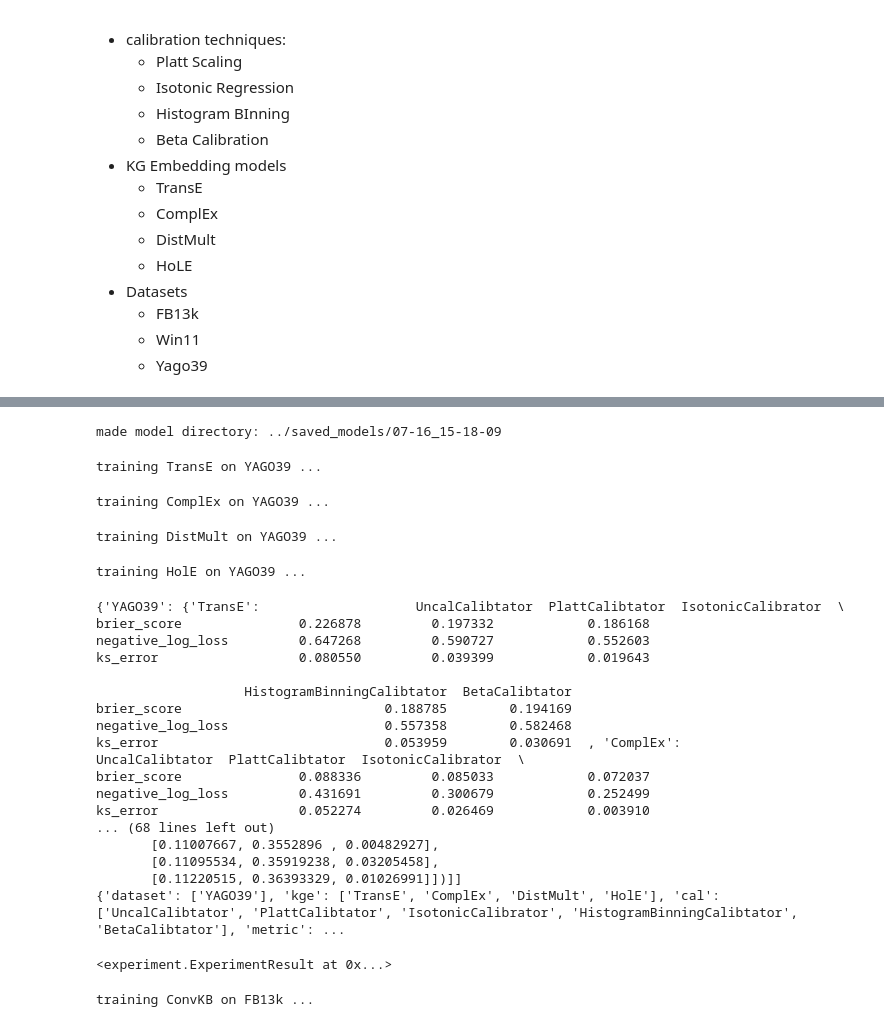
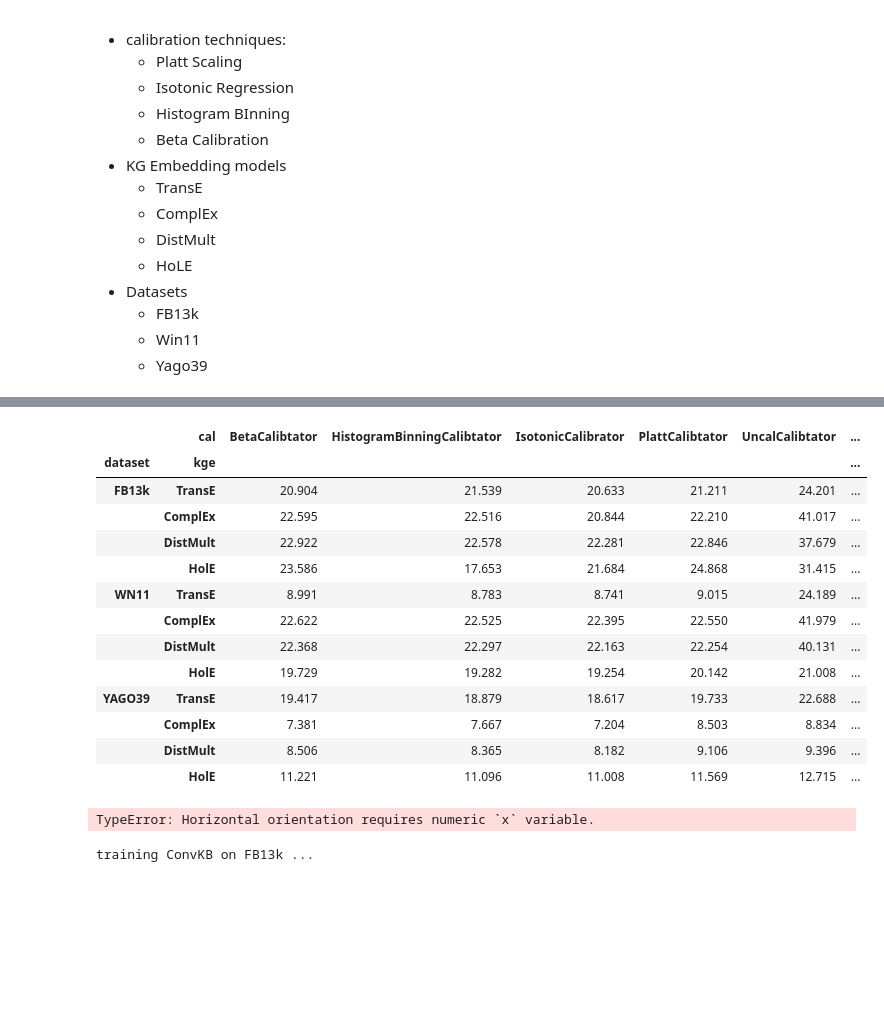
Before and after one commit to TREAT-UOE/kgcal, a Jupyter notebook: notebooks/exp1.ipynb, the cells around one changed output, grey strips where cells are left out. Cells and saved outputs as stored; diff of their text form; code cells hidden in the pictures; blank space fills up the shorter version.

```diff
--- a/notebooks/exp1.ipynb
+++ b/notebooks/exp1.ipynb
@@ -113,15 +89,38 @@ exp_res.slice(cal='PlattCalibtator', kge='TransE')
-# %%
-import os
-from datetime import datetime
-
-SAVE_MODEL_PATH = os.path.join('../saved_models/', datetime.now().strftime('%m-%d_%H-%M-%S'))
-LOAD_MODEL_PATH = '../saved_models/07-16_15-18-09'
-os.mkdir(SAVE_MODEL_PATH)
-print('made model directory:', SAVE_MODEL_PATH)
-from ampligraph.utils import save_model
-for ds, models in exp.trained_kge.items():
-    for mname, model in models.items():
-        save_model(model, os.path.join(SAVE_MODEL_PATH, f'{ds}-{mname}.pkl'))
-# %% [output]
-made model directory: ../saved_models/07-16_15-18-09
+# %%
+df = exp_res.to_frame().pivot_table(values='ExpRes', index=['dataset', 'kge', 'metric'], columns='cal')
+df['avg_excl_uncal'] = df.loc[:, df.columns!='UncalCalibtator'].mean(axis=1)
+df2 = (df*100).round(3)
+# %%
+df2.xs(key='brier_score', level='metric')
+# %% [output]
+|  | cal | BetaCalibtator | HistogramBinningCalibtator | IsotonicCalibrator | PlattCalibtator | UncalCalibtator | ... |
+| dataset | kge |  |  |  |  |  | ... |
+| FB13k | TransE | 20.904 | 21.539 | 20.633 | 21.211 | 24.201 | ... |
+|  | ComplEx | 22.595 | 22.516 | 20.844 | 22.210 | 41.017 | ... |
+|  | DistMult | 22.922 | 22.578 | 22.281 | 22.846 | 37.679 | ... |
+|  | HolE | 23.586 | 17.653 | 21.684 | 24.868 | 31.415 | ... |
+| WN11 | TransE | 8.991 | 8.783 | 8.741 | 9.015 | 24.189 | ... |
+|  | ComplEx | 22.622 | 22.525 | 22.395 | 22.550 | 41.979 | ... |
+|  | DistMult | 22.368 | 22.297 | 22.163 | 22.254 | 40.131 | ... |
+|  | HolE | 19.729 | 19.282 | 19.254 | 20.142 | 21.008 | ... |
+| YAGO39 | TransE | 19.417 | 18.879 | 18.617 | 19.733 | 22.688 | ... |
+|  | ComplEx | 7.381 | 7.667 | 7.204 | 8.503 | 8.834 | ... |
+|  | DistMult | 8.506 | 8.365 | 8.182 | 9.106 | 9.396 | ... |
+|  | HolE | 11.221 | 11.096 | 11.008 | 11.569 | 12.715 | ... |
+# %%
+import matplotlib.pyplot as plt
+import seaborn as sns
+sns.set_theme(style="darkgrid")
+
+sns.barplot([[0, 8, 28, 0, 0], ['beta', 'histbin', 'isot', 'platt', 'uncal']], x='winning calibrator')
+
+# pos = [8,6,4,2,1]
+# counts = [0, 8, 28, 0, 0]
+
+# cals = ['beta', 'histbin', 'isot', 'platt', 'uncal']
+# plt.bar(pos, counts, align='center', alpha=0.5)
+# plt.xticks(pos, cals)
+# plt.ylabel('Winning counts')
+# %% [output]
+TypeError: Horizontal orientation requires numeric `x` variable.
 # %%
@@ -138,30 +132,2 @@ exp2 = Experiment(
     metrics=[brier_score, negative_log_loss, ks_error]
     )
-# %%
-exp2.train_kges()
-# %% [output]
-training TransE on YAGO39 ...
-training ComplEx on YAGO39 ...
-training DistMult on YAGO39 ...
-training HolE on YAGO39 ...
-# %%
-exp2.run_with_trained_kges()
-# %% [output]
-{'YAGO39': {'TransE':                    UncalCalibtator  PlattCalibtator  IsotonicCalibrator  \
-brier_score               0.226878         0.197332            0.186168
-negative_log_loss         0.647268         0.590727            0.552603
-ks_error                  0.080550         0.039399            0.019643
-
-                   HistogramBinningCalibtator  BetaCalibtator
-brier_score                          0.188785        0.194169
-negative_log_loss                    0.557358        0.582468
-ks_error                             0.053959        0.030691  , 'ComplEx':                    UncalCalibtator  PlattCalibtator  IsotonicCalibrator  \
-brier_score               0.088336         0.085033            0.072037
-negative_log_loss         0.431691         0.300679            0.252499
-ks_error                  0.052274         0.026469            0.003910
-... (68 lines left out)
-       [0.11007667, 0.3552896 , 0.00482927],
-       [0.11095534, 0.35919238, 0.03205458],
-       [0.11220515, 0.36393329, 0.01026991]])]]
-{'dataset': ['YAGO39'], 'kge': ['TransE', 'ComplEx', 'DistMult', 'HolE'], 'cal': ['UncalCalibtator', 'PlattCalibtator', 'IsotonicCalibrator', 'HistogramBinningCalibtator', 'BetaCalibtator'], 'metric': ...
-<experiment.ExperimentResult at 0x...>
```
Also changed, not shown: parts of 16 cells of this notebook, 1 other file.
